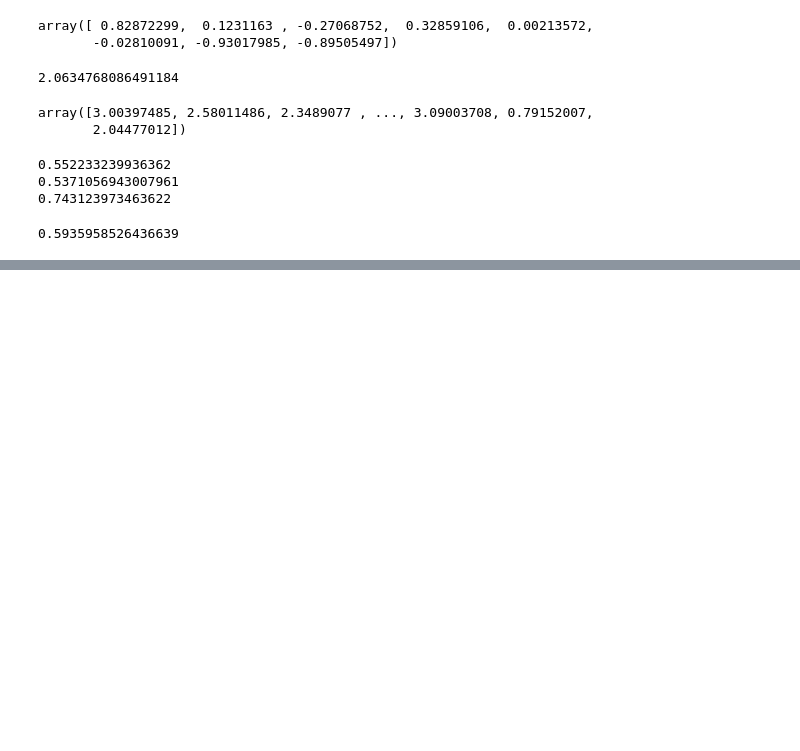
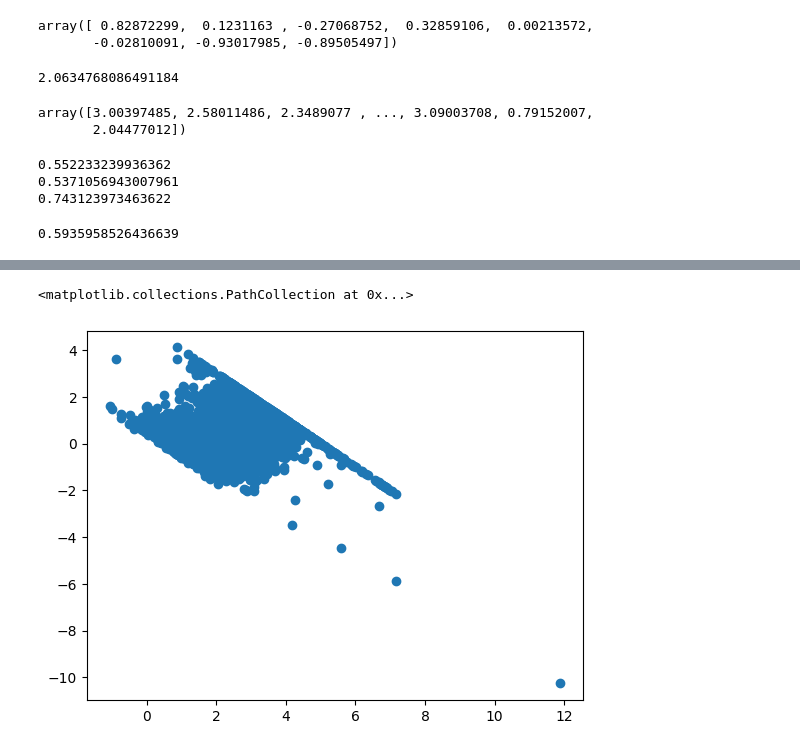
Before and after one commit to kunalkaushik1982/ml-regression, a Jupyter notebook: multipleregression.ipynb, the cells around one changed output, grey strips where cells are left out. Cells and saved outputs as stored; diff of their text form; code cells hidden in the pictures; blank space fills up the shorter version.

```diff
--- a/multipleregression.ipynb
+++ b/multipleregression.ipynb
@@ -241,0 +282,8 @@ print(score)
+# %%
+
+##Scatter Plot with predictions and residuals
+## Uniform Distribution
+plt.scatter(y_pred,residuals)
+# %% [output]
+<matplotlib.collections.PathCollection at 0x...>
+[figure, added]
```
Also changed, not shown: parts of 7 cells of this notebook.
